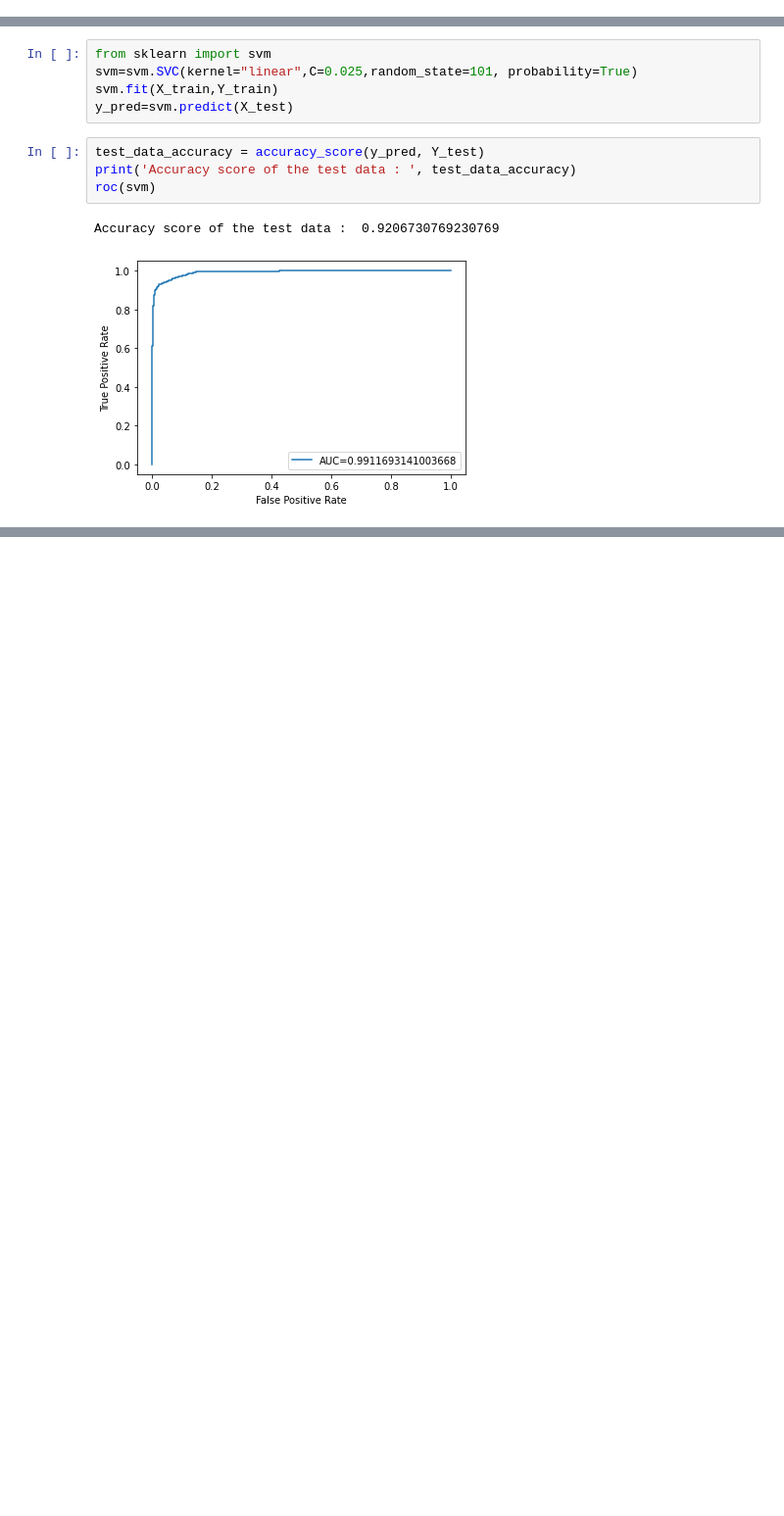
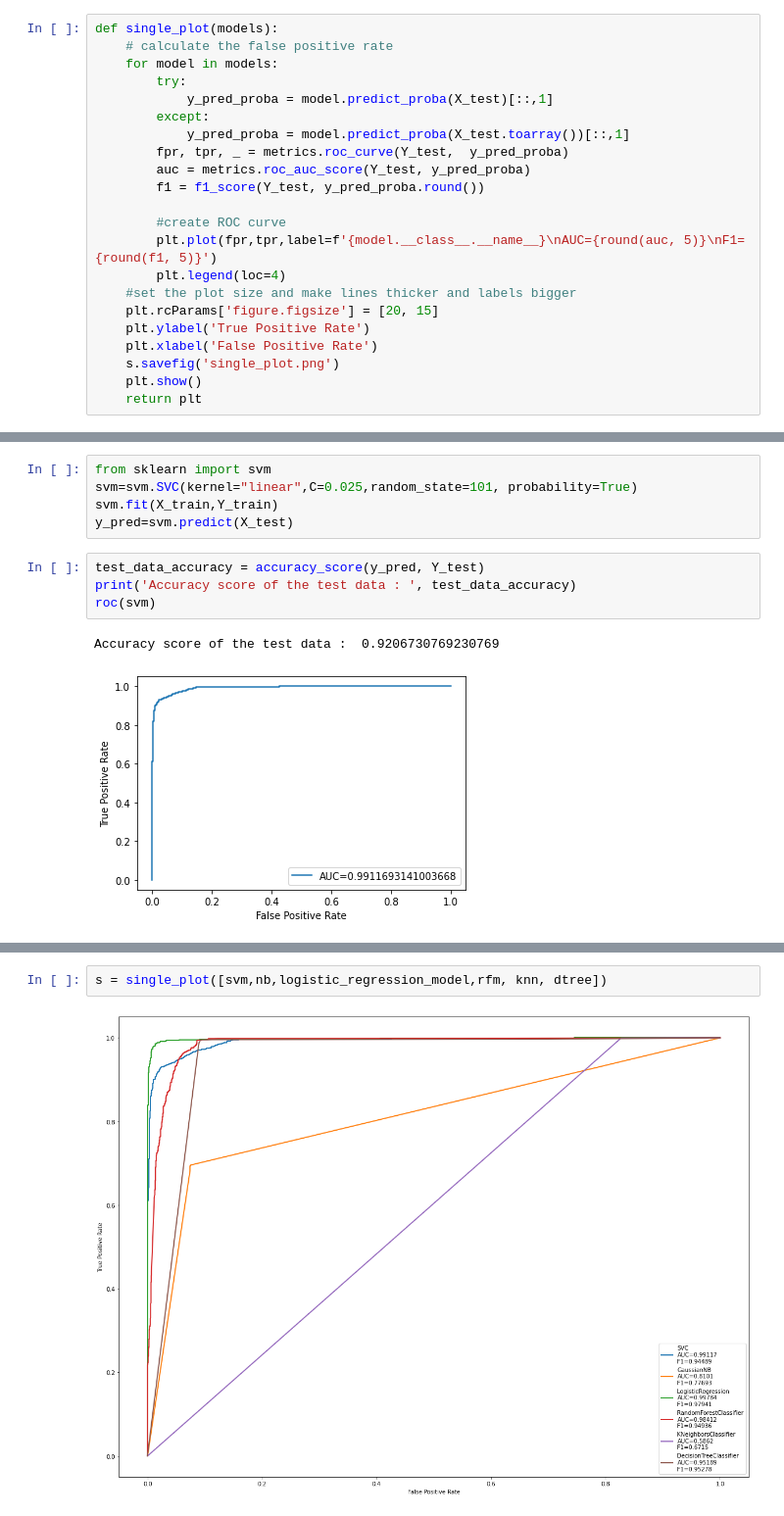
Before and after one commit to AditiAgarwal17/fake_news_detection, a Jupyter notebook: fake_news.ipynb, the cells around one changed output, grey strips where cells are left out. Shown at 98% size. Cells and saved outputs as stored; diff of their text form; blank space fills up the shorter version.

```diff
--- a/fake_news.ipynb
+++ b/fake_news.ipynb
@@ -194,3 +230,25 @@ def roc(model):
+# %%
+def single_plot(models):
+    # calculate the false positive rate
+    for model in models:
+        try:
+            y_pred_proba = model.predict_proba(X_test)[::,1]
+        except:
+            y_pred_proba = model.predict_proba(X_test.toarray())[::,1]
+        fpr, tpr, _ = metrics.roc_curve(Y_test,  y_pred_proba)
+        auc = metrics.roc_auc_score(Y_test, y_pred_proba)
+        f1 = f1_score(Y_test, y_pred_proba.round())
+
+        #create ROC curve
+        plt.plot(fpr,tpr,label=f'{model.__class__.__name__}\nAUC={round(auc, 5)}\nF1={round(f1, 5)}')
+        plt.legend(loc=4)
+    #set the plot size and make lines thicker and labels bigger
+    plt.rcParams['figure.figsize'] = [20, 15]
+    plt.ylabel('True Positive Rate')
+    plt.xlabel('False Positive Rate')
+    s.savefig('single_plot.png')
+    plt.show()
+    return plt
 # %%
 logistic_regression_model = LogisticRegression()
 # %%
@@ -309,0 +375,4 @@ Accuracy score of the test data :  0.9206730769230769
+# %%
+s = single_plot([svm,nb,logistic_regression_model,rfm, knn, dtree])
+# %% [output]
+[figure, added]
```
Also changed, not shown: parts of 7 cells of this notebook, 2 other files.
